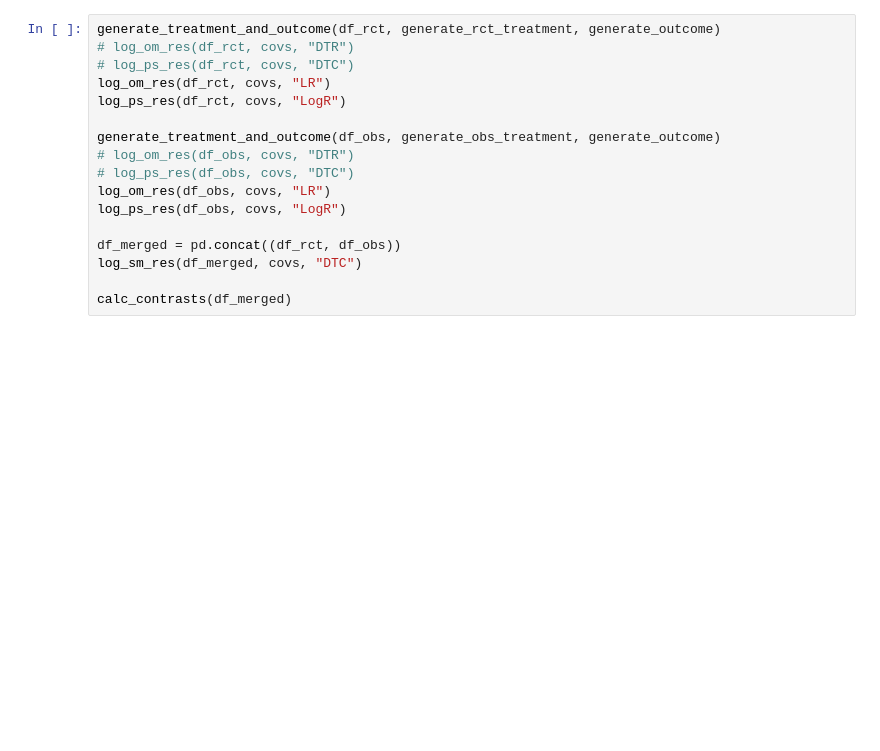
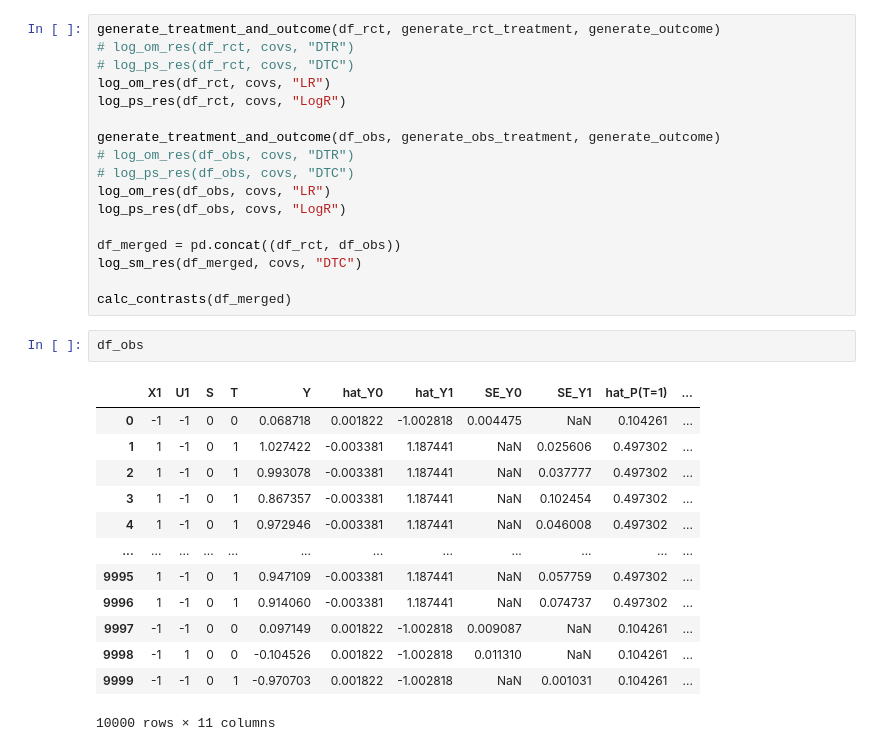
Before and after one commit to zeshanmh/uncovering-biases-os, a Jupyter notebook: synthetic/toy-notebooks/confounding-toy.ipynb, the cells around one changed output. Drawn from its saved outputs; the diff is of its cells as text; blank space fills up the shorter version.

```diff
--- a/synthetic/toy-notebooks/confounding-toy.ipynb
+++ b/synthetic/toy-notebooks/confounding-toy.ipynb
@@ -145,6 +145,22 @@ df_merged = pd.concat((df_rct, df_obs))
 log_sm_res(df_merged, covs, "DTC")
 
 calc_contrasts(df_merged)
+# %%
+df_obs
+# %% [output]
+|  | X1 | U1 | S | T | Y | hat_Y0 | hat_Y1 | SE_Y0 | SE_Y1 | hat_P(T=1) | ... |
+| 0 | -1 | -1 | 0 | 0 | 0.068718 | 0.001822 | -1.002818 | 0.004475 | NaN | 0.104261 | ... |
+| 1 | 1 | -1 | 0 | 1 | 1.027422 | -0.003381 | 1.187441 | NaN | 0.025606 | 0.497302 | ... |
+| 2 | 1 | -1 | 0 | 1 | 0.993078 | -0.003381 | 1.187441 | NaN | 0.037777 | 0.497302 | ... |
+| 3 | 1 | -1 | 0 | 1 | 0.867357 | -0.003381 | 1.187441 | NaN | 0.102454 | 0.497302 | ... |
+| 4 | 1 | -1 | 0 | 1 | 0.972946 | -0.003381 | 1.187441 | NaN | 0.046008 | 0.497302 | ... |
+| ... | ... | ... | ... | ... | ... | ... | ... | ... | ... | ... | ... |
+| 9995 | 1 | -1 | 0 | 1 | 0.947109 | -0.003381 | 1.187441 | NaN | 0.057759 | 0.497302 | ... |
+| 9996 | 1 | -1 | 0 | 1 | 0.914060 | -0.003381 | 1.187441 | NaN | 0.074737 | 0.497302 | ... |
+| 9997 | -1 | -1 | 0 | 0 | 0.097149 | 0.001822 | -1.002818 | 0.009087 | NaN | 0.104261 | ... |
+| 9998 | -1 | 1 | 0 | 0 | -0.104526 | 0.001822 | -1.002818 | 0.011310 | NaN | 0.104261 | ... |
+| 9999 | -1 | -1 | 0 | 1 | -0.970703 | 0.001822 | -1.002818 | NaN | 0.001031 | 0.104261 | ... |
+10000 rows × 11 columns
 # %%
 wf = np.zeros(2)
 wf[0] = df_merged.query("X1 == -1")["psi"].dropna().mean()
```
Also changed, not shown: parts of 2 cells of this notebook, 1 other file.
